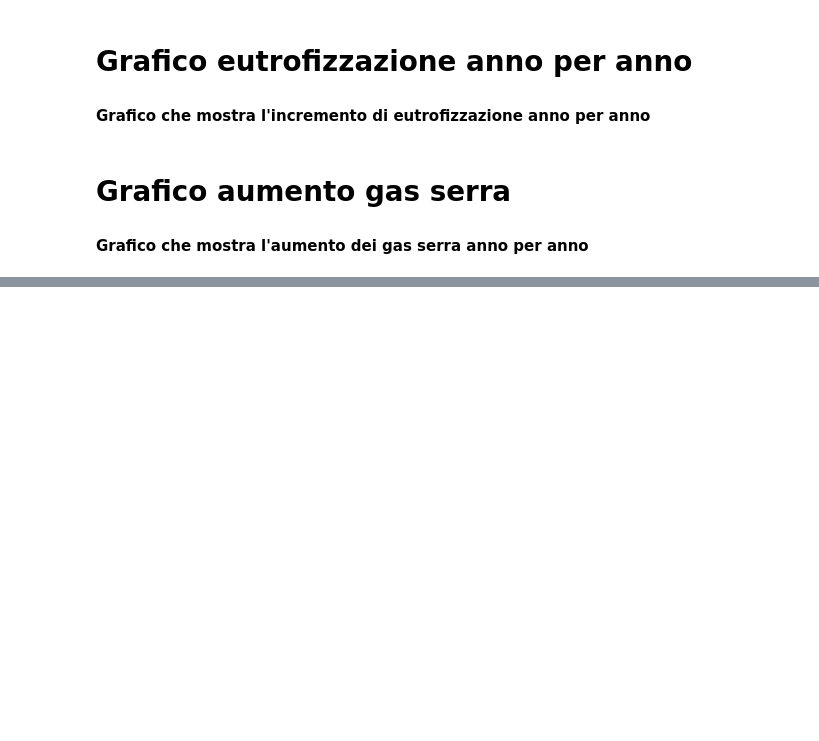
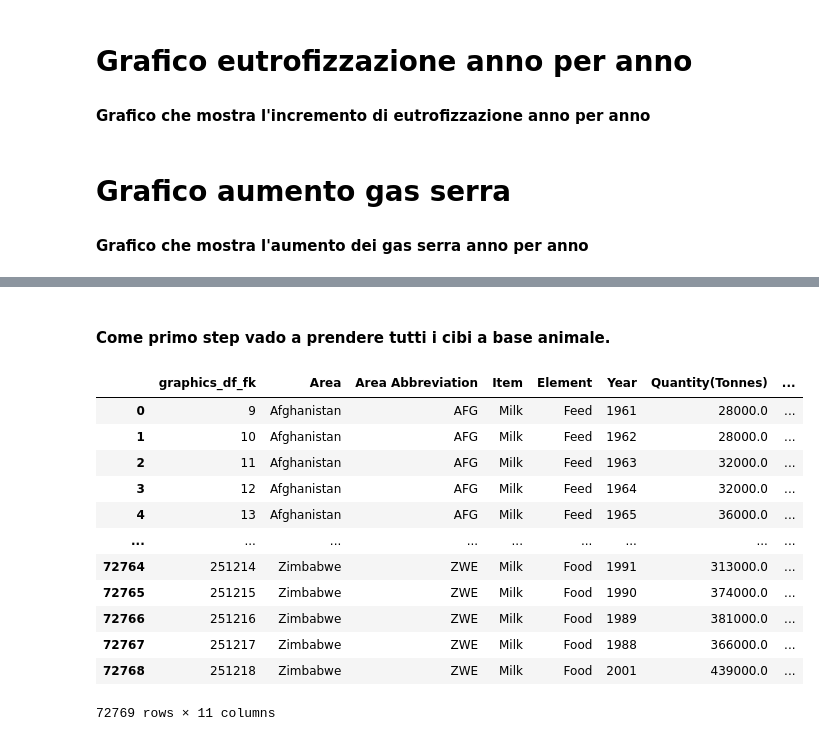
Before and after one commit to monkeymatt0/ProduzioneCibiMangimiImpattoAmbientale, a Jupyter notebook: MatteoVolleroDataVis.ipynb, the cells around one changed output, grey strips where cells are left out. Saved outputs shown, nothing was run; the diff lists cells and outputs as text; code cells hidden in the pictures; blank space fills up the shorter version.

```diff
--- a/MatteoVolleroDataVis.ipynb
+++ b/MatteoVolleroDataVis.ipynb
@@ -674,12 +659,13 @@ CO2eq_KG_dict = CO2eq_dict()
 - **Yearly gPO4 producted:** Quantità in grammi di gPO4 rilasciata annualmente.
 - **Yearly water usage(lt):** Quantità di acqua usata per la produzione.
 # %%
-columns = ["Area", "Item", "Element", "Year", "Quantity(Tonnes)", "Yearly gas serra emissions(KG)", "Yearly KGCO2", "Yearly gPO4 producted", "Yearly water usage(lt)"]
+columns = ["Area", "Area Abbreviation", "Item", "Element", "Year", "Quantity(Tonnes)", "Yearly gas serra emissions(Tonnes)", "Yearly TonnesCO2", "Yearly Tonnes PO4 producted", "Yearly water usage(Tonnes)"]
 type_sorted_df = prodotti_tracciati_df.sort_values(by="Type").reset_index()
 
 years_productions = type_sorted_df[[f"Y{i}" for i in range(1961, 2014)]] * 1000
 types = type_sorted_df["Type"].to_list() # ordinato in base a come si trova
 areas = type_sorted_df["Area"].to_list() # ordinato in base a come si trova
+areas_abbreviations = type_sorted_df["Area Abbreviation"].to_list() # ordinato in base a come si trova
 element = type_sorted_df["Element"].to_list() # ordinato in base a come si trova
 
 years_to_add = [f"{i}" for i in range(1961, 2014)]
@@ -696,15 +682,15 @@ for i in range(len(types)):
           yearly_water_usage = 0
 
           if types[i] in CO2eq_KG_dict:
-               yearly_gas_serra_emission = (year_production * 1000) * CO2eq_KG_dict[types[i]]
+               yearly_gas_serra_emission = ((year_production) * CO2eq_KG_dict[types[i]])
           if types[i] in CO2_KG_dict:
-               yearly_KGCO2 = (year_production * 1000) * CO2_KG_dict[types[i]]
+               yearly_KGCO2 = (year_production) * CO2_KG_dict[types[i]]
           if types[i] in gPO4_dict:
-               yearly_gPO4 = (year_production * 1000) * gPO4_dict[types[i]]
+               yearly_gPO4 = ((year_production) * gPO4_dict[types[i]]) / 1000
           if types[i] in water_usage_KG:
-               yearly_water_usage = (year_production * 1000) * water_usage_KG[types[i]]
+               yearly_water_usage = (year_production) * water_usage_KG[types[i]] / 1000
 
-          record_for_df.append([areas[i], types[i], element[i], year, year_production, yearly_gas_serra_emission, yearly_KGCO2, yearly_gPO4, yearly_water_usage])
+          record_for_df.append([areas[i], areas_abbreviations[i], types[i], element[i], year, year_production, yearly_gas_serra_emission, yearly_KGCO2, yearly_gPO4, yearly_water_usage])
 
 graphics_df = pd.DataFrame(record_for_df, columns=columns)
 graphics_df = graphics_df.sort_values(by="Area").reset_index().drop(columns=["index"])
@@ -907,0 +793,28 @@ graphics_df
+# %% [markdown]
+#### Come primo step vado a prendere tutti i cibi a base animale.
+# %%
+# Estrazione di tutti i cibi a base animale
+condition_beef_herd = graphics_df["Item"] == "Beef (beef herd)"
+condition_poultry_meat = graphics_df["Item"] == "Poultry Meat"
+condition_pig_meat = graphics_df["Item"] == "Pig Meat"
+condition_fish = graphics_df["Item"] == "Fish (farmed)"
+condition_milk = graphics_df["Item"] == "Milk"
+condition_mutton = graphics_df["Item"] == "Mutton"
+condition_eggs = graphics_df["Item"] == "Eggs"
+beef_subdf = graphics_df[condition_beef_herd | condition_poultry_meat | condition_pig_meat | condition_fish | condition_milk | condition_mutton].copy().reset_index()
+beef_subdf.rename(columns={"index": "graphics_df_fk"}, inplace=True)
+beef_subdf
+# %% [output]
+|  | graphics_df_fk | Area | Area Abbreviation | Item | Element | Year | Quantity(Tonnes) | ... |
+| 0 | 9 | Afghanistan | AFG | Milk | Feed | 1961 | 28000.0 | ... |
+| 1 | 10 | Afghanistan | AFG | Milk | Feed | 1962 | 28000.0 | ... |
+| 2 | 11 | Afghanistan | AFG | Milk | Feed | 1963 | 32000.0 | ... |
+| 3 | 12 | Afghanistan | AFG | Milk | Feed | 1964 | 32000.0 | ... |
+| 4 | 13 | Afghanistan | AFG | Milk | Feed | 1965 | 36000.0 | ... |
+| ... | ... | ... | ... | ... | ... | ... | ... | ... |
+| 72764 | 251214 | Zimbabwe | ZWE | Milk | Food | 1991 | 313000.0 | ... |
+| 72765 | 251215 | Zimbabwe | ZWE | Milk | Food | 1990 | 374000.0 | ... |
+| 72766 | 251216 | Zimbabwe | ZWE | Milk | Food | 1989 | 381000.0 | ... |
+| 72767 | 251217 | Zimbabwe | ZWE | Milk | Food | 1988 | 366000.0 | ... |
+| 72768 | 251218 | Zimbabwe | ZWE | Milk | Food | 2001 | 439000.0 | ... |
+72769 rows × 11 columns
```
Also changed, not shown: parts of 32 cells of this notebook.
